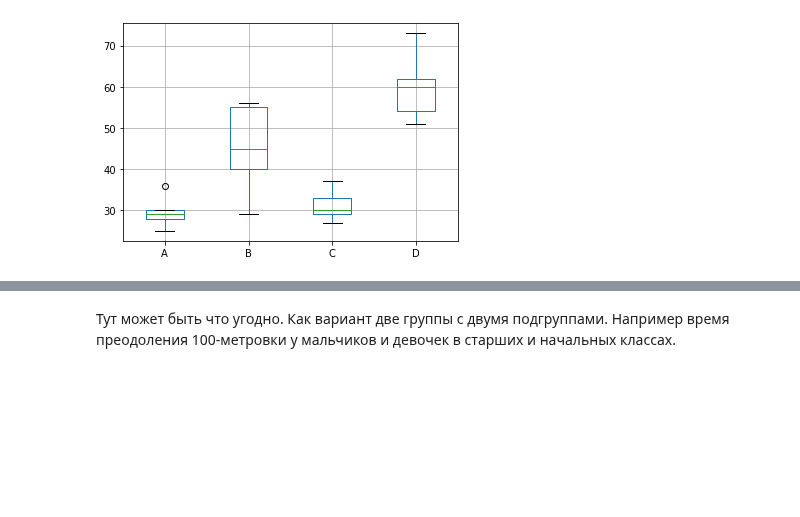
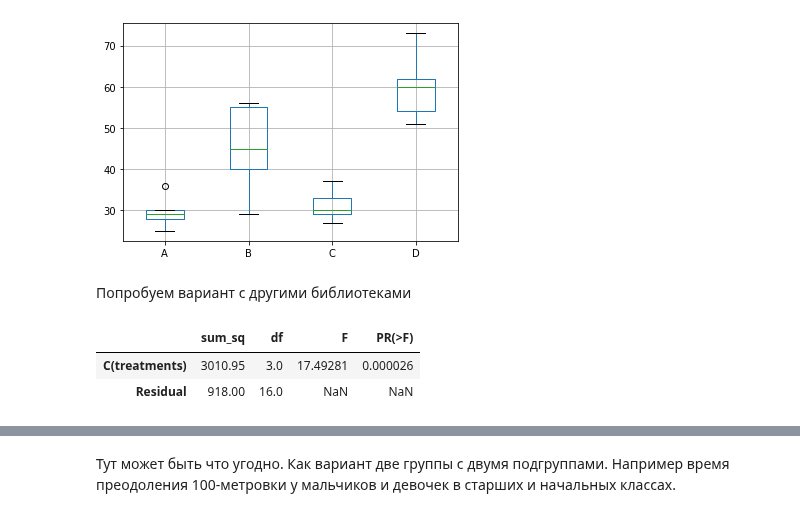
Before and after one commit to choodnovsky/Neto_DEGP-12, a Jupyter notebook: dz_3.07.ipynb, the cells around one changed output, grey strips where cells are left out. Drawn from its saved outputs; the diff is of its cells as text; code cells hidden in the pictures; blank space fills up the shorter version.

```diff
--- a/dz_3.07.ipynb
+++ b/dz_3.07.ipynb
@@ -69,3 +71,15 @@ print(f"Полученное f-значение {f_value}")
 отклоняем нулевую гипотезу
 Полученное f-значение 17.492810457516338
 [figure]
+# %% [markdown]
+Попробуем вариант с другими библиотеками
+# %%
+df_melt = pd.melt(df.reset_index(), id_vars=['index'], value_vars=['A', 'B', 'C', 'D'])
+df_melt.columns = ['index', 'treatments', 'value']
+model = ols('value ~ C(treatments)', data=df_melt).fit()
+anova_table = sm.stats.anova_lm(model, typ=2)
+anova_table
+# %% [output]
+|  | sum_sq | df | F | PR(>F) |
+| C(treatments) | 3010.95 | 3.0 | 17.49281 | 0.000026 |
+| Residual | 918.00 | 16.0 | NaN | NaN |
```
Also changed, not shown: parts of 5 cells of this notebook.
